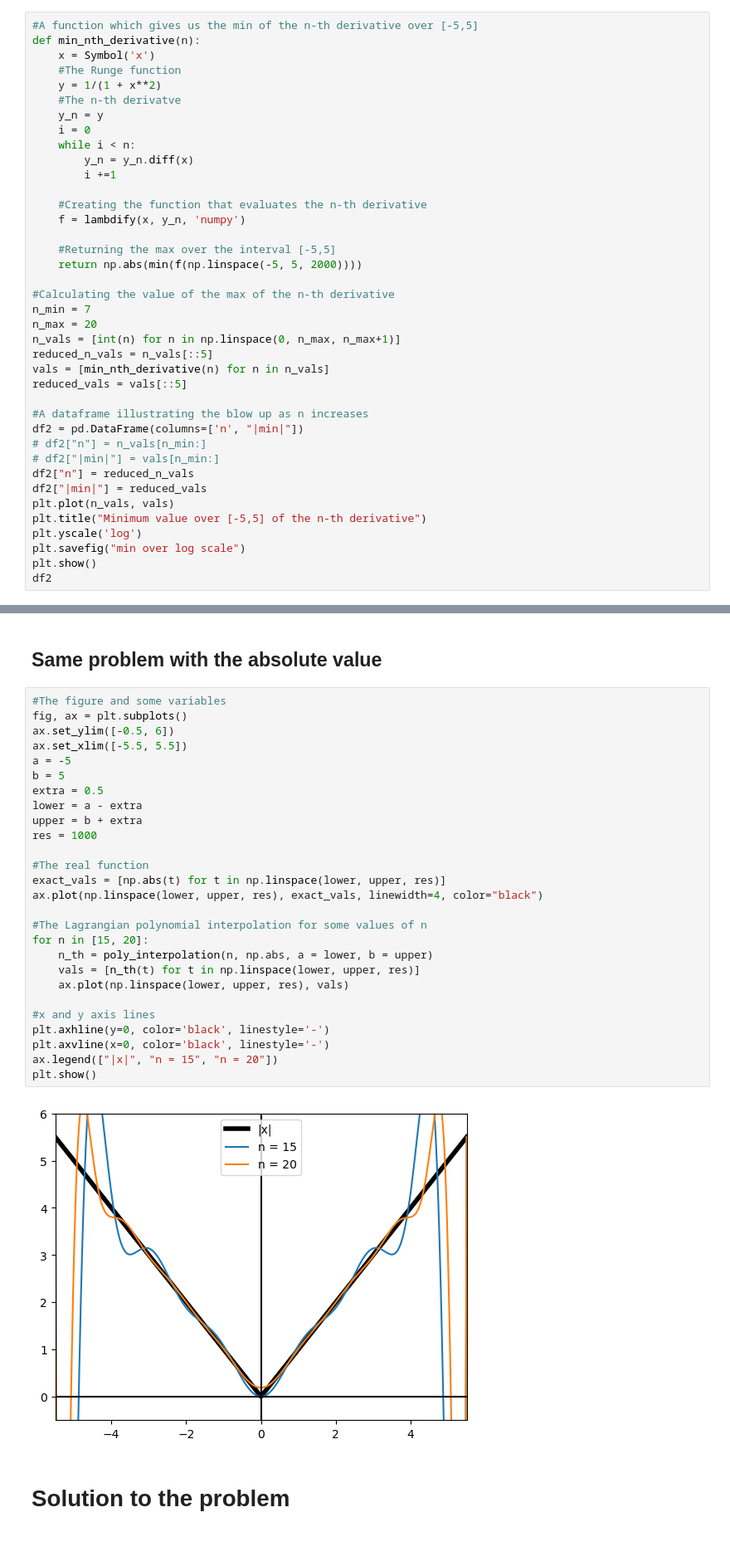
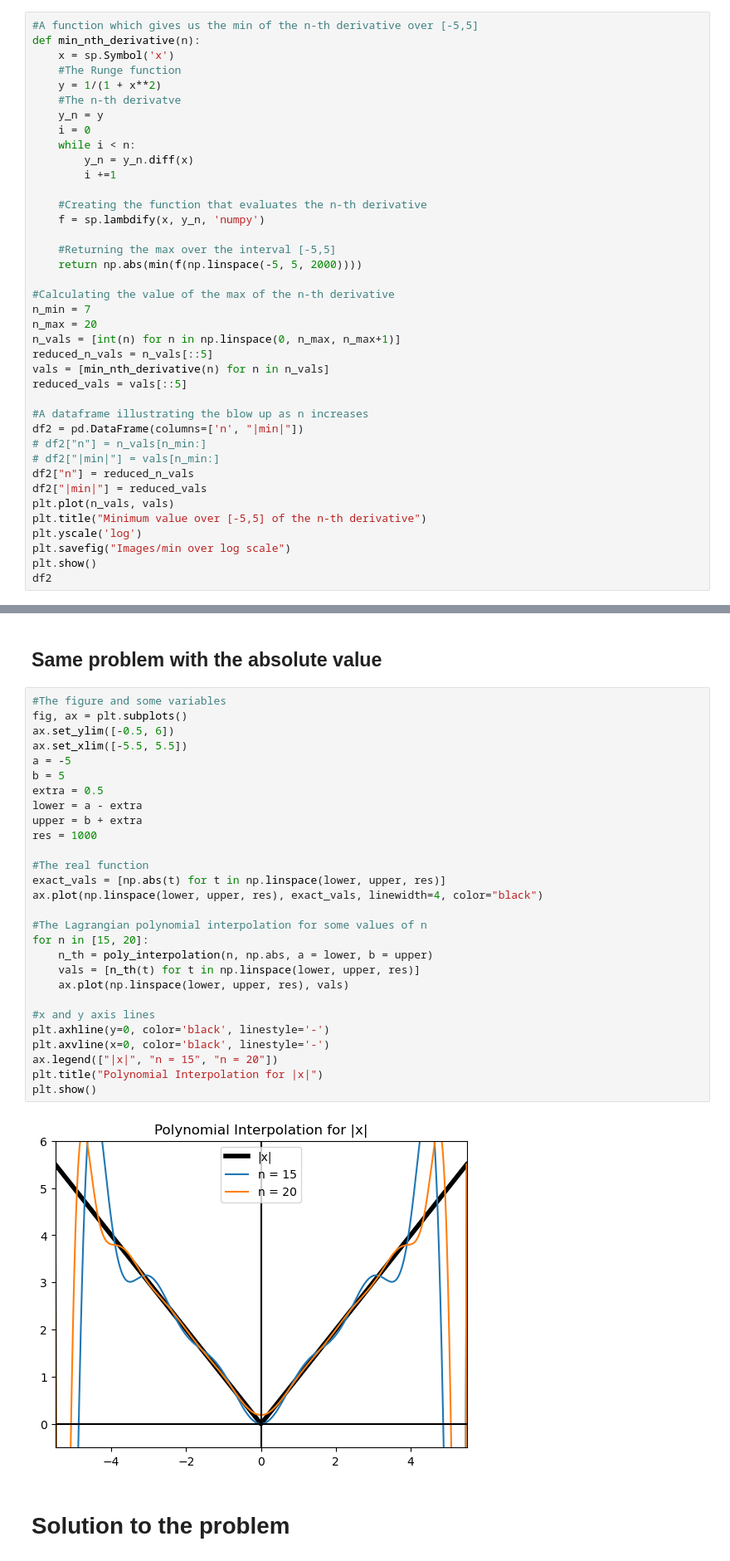
Before and after one commit to MattiaBarbiere/Numerical-methods-for-computing-integrals-and-solving-ODEs, a Jupyter notebook: Examples.ipynb, the cells around one changed output, grey strips where cells are left out. Shown at 83% size. Drawn from its saved outputs; the diff is of its cells as text.

```diff
--- a/Examples.ipynb
+++ b/Examples.ipynb
@@ -169,7 +170,7 @@ df1
 # %%
 #A function which gives us the min of the n-th derivative over [-5,5]
 def min_nth_derivative(n):
-    x = Symbol('x')
+    x = sp.Symbol('x')
     #The Runge function
     y = 1/(1 + x**2)
     #The n-th derivatve
@@ -180,7 +181,7 @@ def min_nth_derivative(n):
         i +=1
 
     #Creating the function that evaluates the n-th derivative
-    f = lambdify(x, y_n, 'numpy')
+    f = sp.lambdify(x, y_n, 'numpy')
 
     #Returning the max over the interval [-5,5]
     return np.abs(min(f(np.linspace(-5, 5, 2000))))
@@ -202,7 +203,7 @@ df2["|min|"] = reduced_vals
 plt.plot(n_vals, vals)
 plt.title("Minimum value over [-5,5] of the n-th derivative")
 plt.yscale('log')
-plt.savefig("min over log scale")
+plt.savefig("Images/min over log scale")
 plt.show()
 df2
 # %% [output]
@@ -218,32 +219,33 @@ df2
 # %%
 #The figure and some variables
 fig, ax = plt.subplots()
 ax.set_ylim([-0.5, 6])
 ax.set_xlim([-5.5, 5.5])
 a = -5
 b = 5
 extra = 0.5
 lower = a - extra
 upper = b + extra
 res = 1000
 
 #The real function
 exact_vals = [np.abs(t) for t in np.linspace(lower, upper, res)]
 ax.plot(np.linspace(lower, upper, res), exact_vals, linewidth=4, color="black")
 
 #The Lagrangian polynomial interpolation for some values of n
 for n in [15, 20]:
     n_th = poly_interpolation(n, np.abs, a = lower, b = upper)
     vals = [n_th(t) for t in np.linspace(lower, upper, res)]
     ax.plot(np.linspace(lower, upper, res), vals)
 
 #x and y axis lines
 plt.axhline(y=0, color='black', linestyle='-')
 plt.axvline(x=0, color='black', linestyle='-')
 ax.legend(["|x|", "n = 15", "n = 20"])
+plt.title("Polynomial Interpolation for |x|")
 plt.show()
 # %% [output]
-[figure, old version]
+[figure, new version]
 # %% [markdown]
 # Solution to the problem
 # %%
```
Also changed, not shown: parts of 6 cells of this notebook.
